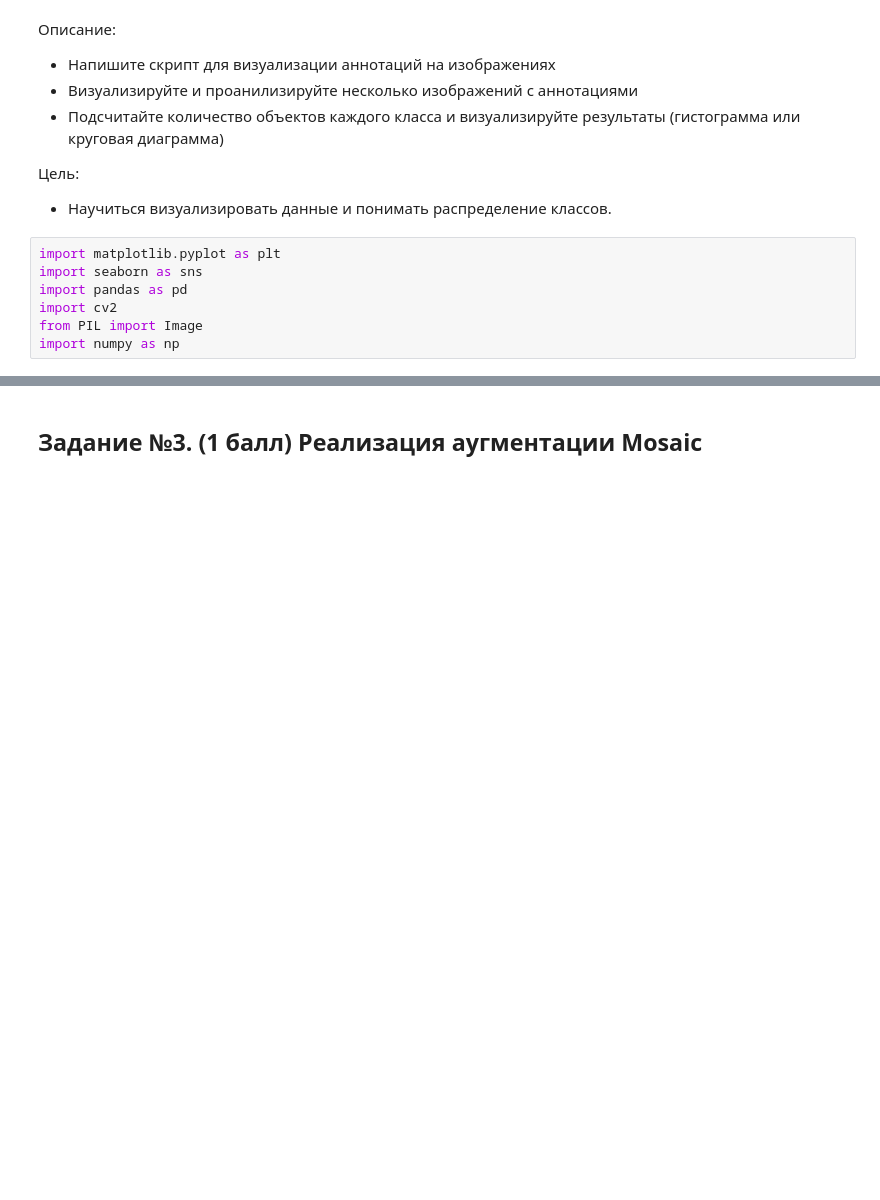
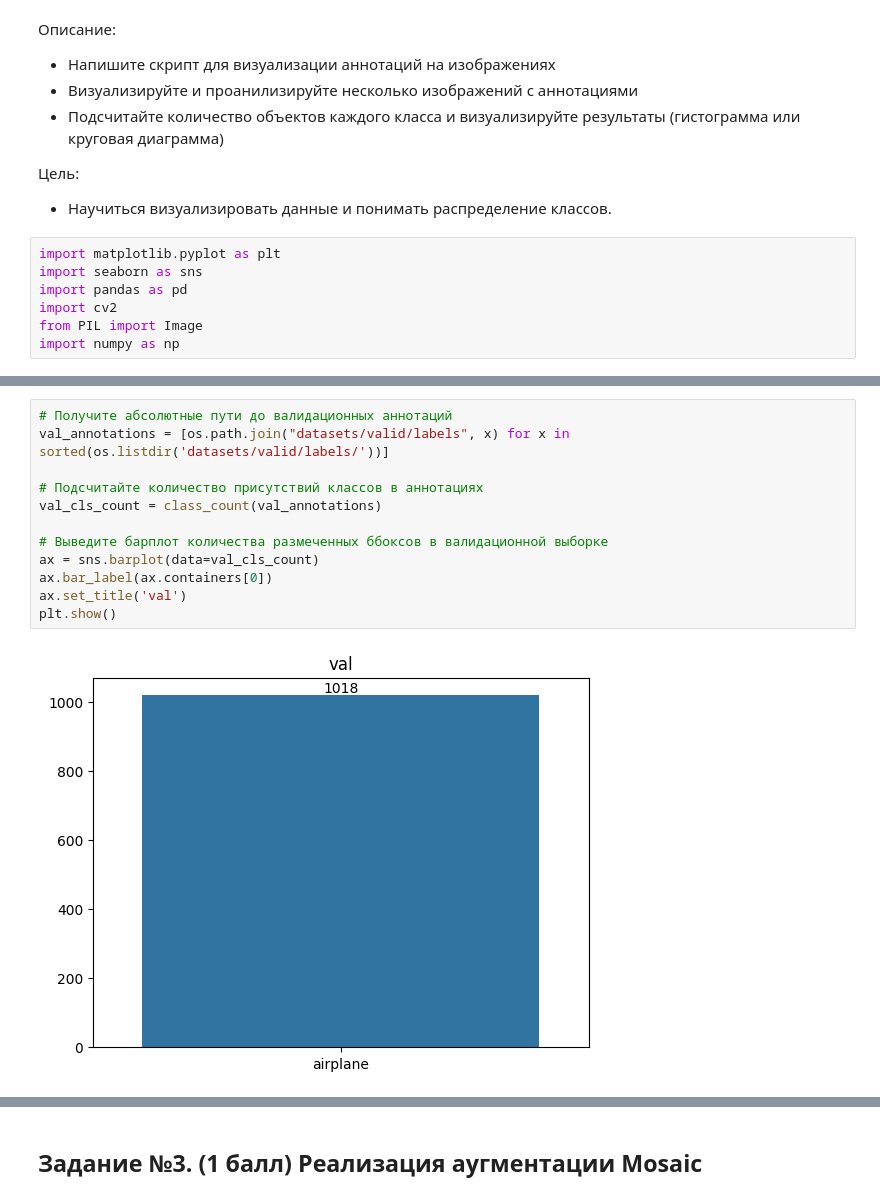
Before and after one commit to br0fire/HSE_CV, a Jupyter notebook: HW2/Дз2_детекция(задание).ipynb, the cells around one changed output, grey strips where cells are left out. Drawn from its saved outputs; the diff is of its cells as text; blank space fills up the shorter version.

```diff
--- a/HW2/Дз2_детекция(задание).ipynb
+++ b/HW2/Дз2_детекция(задание).ipynb
@@ -132 +158,15 @@ def class_count(annotations_path):
+# %%
+# Получите абсолютные пути до валидационных аннотаций
+val_annotations = [os.path.join("datasets/valid/labels", x) for x in sorted(os.listdir('datasets/valid/labels/'))]
+
+# Подсчитайте количество присутствий классов в аннотациях
+val_cls_count = class_count(val_annotations)
+
+# Выведите барплот количества размеченных ббоксов в валидационной выборке
+ax = sns.barplot(data=val_cls_count)
+ax.bar_label(ax.containers[0])
+ax.set_title('val')
+plt.show()
+# %% [output]
+[figure, added]
 # %%
```
Also changed, not shown: parts of 20 cells of this notebook, 2 other files.
